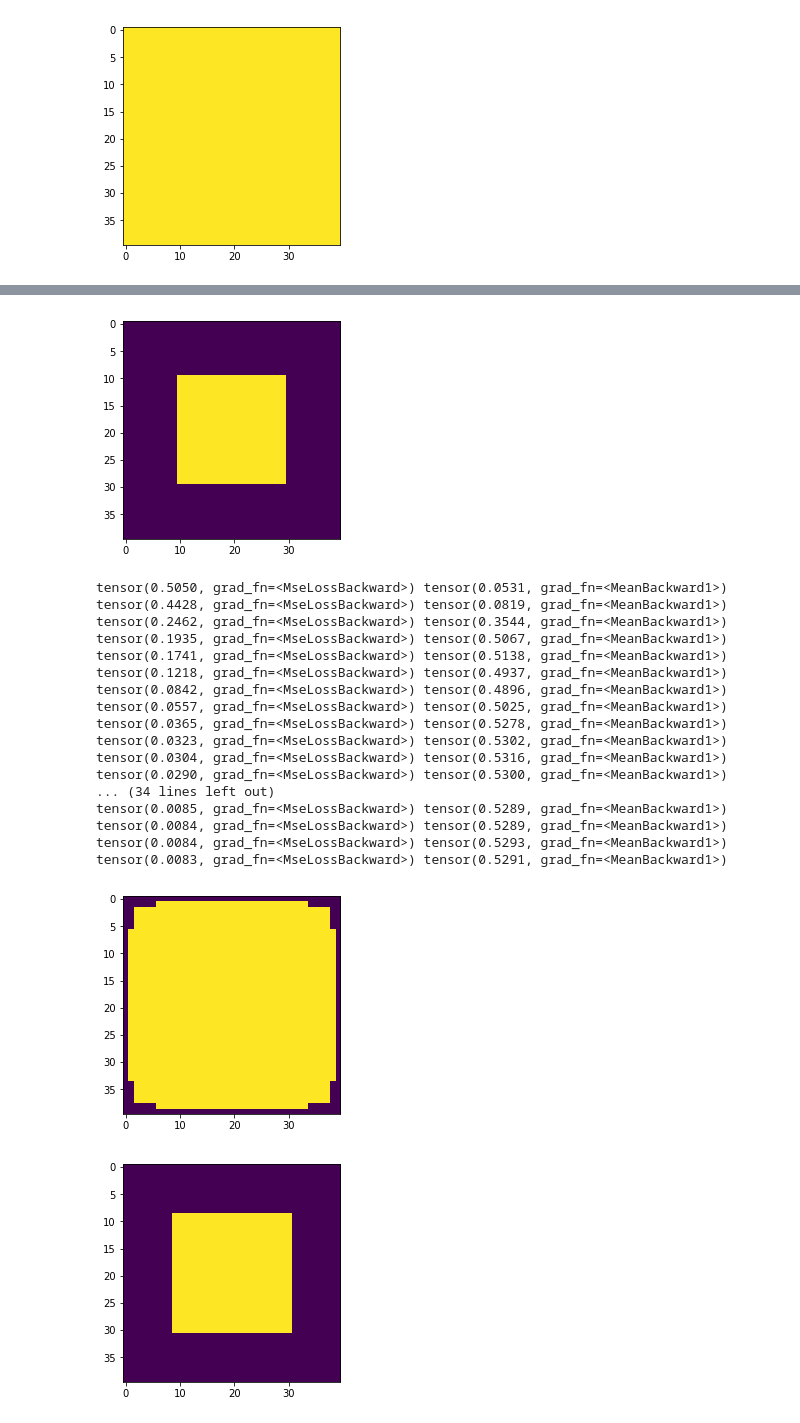
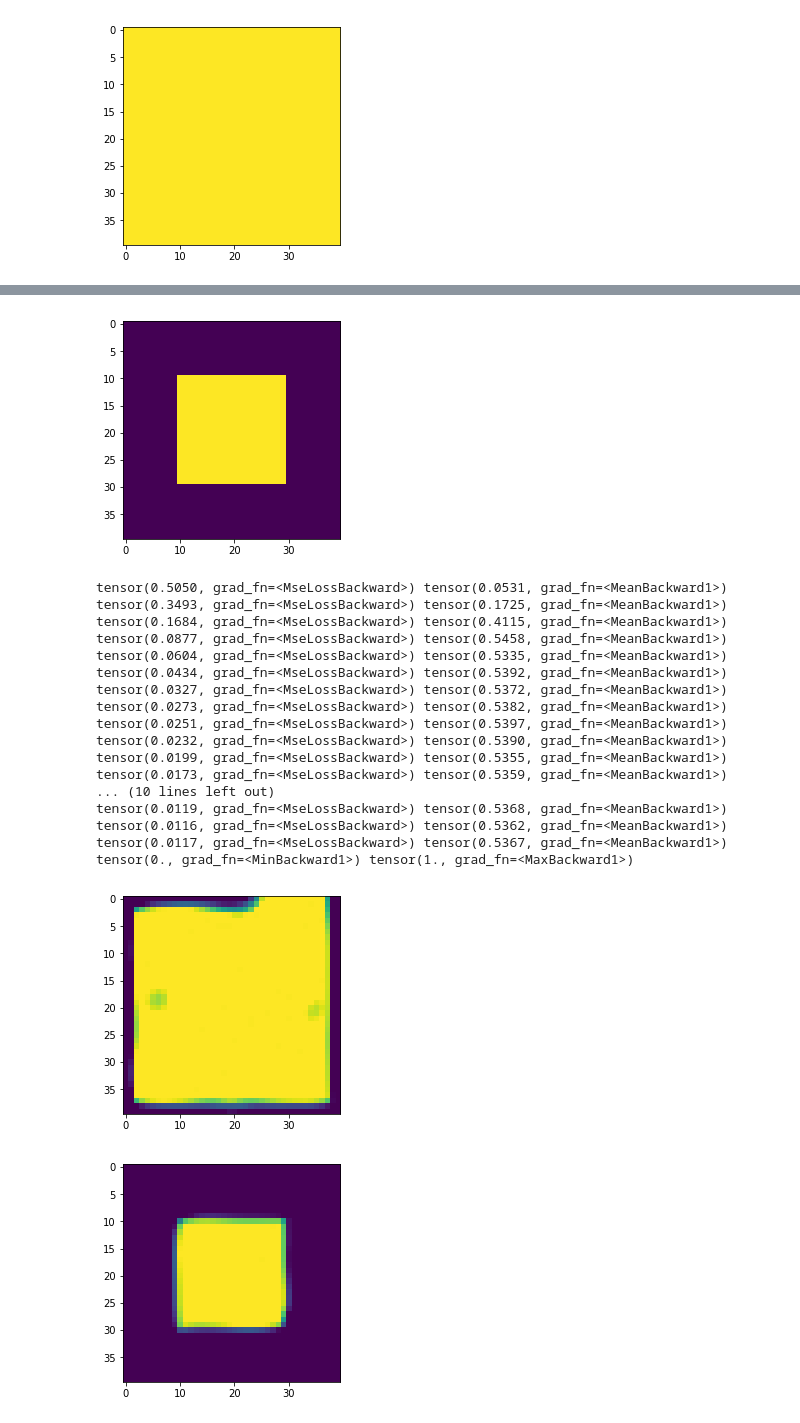
Before and after one commit to cheind/py-thin-plate-spline, a Jupyter notebook: TPS.ipynb, the cells around one changed output, grey strips where cells are left out. Cells and saved outputs as stored; diff of their text form; code cells hidden in the pictures.

```diff
--- a/TPS.ipynb
+++ b/TPS.ipynb
@@ -30,14 +30,9 @@ c = np.array([
     [0, 1, 0.0],
 ])
 
-tps = tpsnp.TPS()
-tps.fit(c)
-
-X = np.linspace(0, 1, 10)
-Y = np.linspace(0, 1, 10)
-X, Y = np.meshgrid(X, Y)
-xy = np.hstack((X.reshape(-1, 1),Y.reshape(-1, 1)))
-Z = tps(xy).reshape(10, 10)
+theta = tpsnp.TPS.fit(c)
+X,Y,xy = tpsnp.normalized_grid((10,10))
+Z = tpsnp.TPS.z(xy, c, theta).reshape(10, 10)
 
 fig, ax = plt.subplots()
 c = ax.contour(X, Y, Z)
@@ -49,6 +44,8 @@ ax.clabel(c, inline=1, fontsize=10)
 For image interpolation, we define a separate surface for x and y offsets.
 # %%
 def warp_image_cv(img, c_src, c_dst, dshape=None):
+    dshape = dshape or img.shape
+    grid = tpsnp.compute_densegrid(c_src, c_dst, dshape)
     return cv2.remap(img, grid[:, :, 0] * img.shape[1], grid[:, :, 1] * img.shape[0], cv2.INTER_CUBIC)
 # %%
 def show_warped(img, warped):
@@ -191,7 +189,7 @@ c_src = torch.tensor([
 ]) / 40.
 
 img_cv = (img[0].permute(1,2,0).numpy()*255).astype(np.uint8)
-grid = tpsnp.compute_densegrid(img, c_src, c_dst, img_cv.shape)
+grid = tpsnp.compute_densegrid(c_src, c_dst, img_cv.shape)
 
 warped = warp_image_cv(img_cv, c_src, c_dst)
 plt.imshow(warped, vmin=0, vmax=1)
@@ -218,54 +216,61 @@ plt.imshow(targetcv.squeeze(), vmin=0, vmax=1)
 plt.show()
 
 
-theta = torch.zeros(img.shape[0], 4+3, 2, requires_grad=True)
+H,W = 4,6
+c_dst = torch.zeros(H, W, 2)
+c_dst[..., 0] = torch.linspace(0, 1, W)
+c_dst[..., 1] = torch.linspace(0, 1, H).unsqueeze(-1)
+c_dst = c_dst.view(-1, 2)
+
+theta = torch.zeros(img.shape[0], (c_dst.shape[0]+3), 2, requires_grad=True)
 size = img.shape
-
 opt = optim.Adam([theta], lr=1e-2)
 
-for i in range(1000):
+
+for i in range(500):
     opt.zero_grad()
 
     grid = tpspth.tps_grid(theta, torch.tensor(c_dst), size)
     warped = F.grid_sample(img, grid)
 
     loss = F.mse_loss(warped, target)
     loss.backward()
     opt.step()
 
     if i % 20 == 0:
         print(loss, warped.mean())
 
+print(warped.min(), warped.max())
 
 warpedcv = (warped[0].detach().permute(1,2,0).numpy()*255).astype(np.uint8)
-plt.imshow(warpedcv.squeeze(), vmin=0, vmax=1)
+plt.imshow(warpedcv.squeeze())
 plt.show()
 
 warpedcv = (warped[1].detach().permute(1,2,0).numpy()*255).astype(np.uint8)
-plt.imshow(warpedcv.squeeze(), vmin=0, vmax=1)
+plt.imshow(warpedcv.squeeze())
 plt.show()
 
 #
 #warped = F.grid_sample(img, grid)
 # %% [output]
 [figure]
 [figure]
 tensor(0.5050, grad_fn=<MseLossBackward>) tensor(0.0531, grad_fn=<MeanBackward1>)
-tensor(0.4428, grad_fn=<MseLossBackward>) tensor(0.0819, grad_fn=<MeanBackward1>)
-tensor(0.2462, grad_fn=<MseLossBackward>) tensor(0.3544, grad_fn=<MeanBackward1>)
-tensor(0.1935, grad_fn=<MseLossBackward>) tensor(0.5067, grad_fn=<MeanBackward1>)
-tensor(0.1741, grad_fn=<MseLossBackward>) tensor(0.5138, grad_fn=<MeanBackward1>)
-tensor(0.1218, grad_fn=<MseLossBackward>) tensor(0.4937, grad_fn=<MeanBackward1>)
-tensor(0.0842, grad_fn=<MseLossBackward>) tensor(0.4896, grad_fn=<MeanBackward1>)
-tensor(0.0557, grad_fn=<MseLossBackward>) tensor(0.5025, grad_fn=<MeanBackward1>)
-tensor(0.0365, grad_fn=<MseLossBackward>) tensor(0.5278, grad_fn=<MeanBackward1>)
-tensor(0.0323, grad_fn=<MseLossBackward>) tensor(0.5302, grad_fn=<MeanBackward1>)
-tensor(0.0304, grad_fn=<MseLossBackward>) tensor(0.5316, grad_fn=<MeanBackward1>)
-tensor(0.0290, grad_fn=<MseLossBackward>) tensor(0.5300, grad_fn=<MeanBackward1>)
-... (34 lines left out)
-tensor(0.0085, grad_fn=<MseLossBackward>) tensor(0.5289, grad_fn=<MeanBackward1>)
-tensor(0.0084, grad_fn=<MseLossBackward>) tensor(0.5289, grad_fn=<MeanBackward1>)
-tensor(0.0084, grad_fn=<MseLossBackward>) tensor(0.5293, grad_fn=<MeanBackward1>)
-tensor(0.0083, grad_fn=<MseLossBackward>) tensor(0.5291, grad_fn=<MeanBackward1>)
+tensor(0.3493, grad_fn=<MseLossBackward>) tensor(0.1725, grad_fn=<MeanBackward1>)
+tensor(0.1684, grad_fn=<MseLossBackward>) tensor(0.4115, grad_fn=<MeanBackward1>)
+tensor(0.0877, grad_fn=<MseLossBackward>) tensor(0.5458, grad_fn=<MeanBackward1>)
+tensor(0.0604, grad_fn=<MseLossBackward>) tensor(0.5335, grad_fn=<MeanBackward1>)
+tensor(0.0434, grad_fn=<MseLossBackward>) tensor(0.5392, grad_fn=<MeanBackward1>)
+tensor(0.0327, grad_fn=<MseLossBackward>) tensor(0.5372, grad_fn=<MeanBackward1>)
+tensor(0.0273, grad_fn=<MseLossBackward>) tensor(0.5382, grad_fn=<MeanBackward1>)
+tensor(0.0251, grad_fn=<MseLossBackward>) tensor(0.5397, grad_fn=<MeanBackward1>)
+tensor(0.0232, grad_fn=<MseLossBackward>) tensor(0.5390, grad_fn=<MeanBackward1>)
+tensor(0.0199, grad_fn=<MseLossBackward>) tensor(0.5355, grad_fn=<MeanBackward1>)
+tensor(0.0173, grad_fn=<MseLossBackward>) tensor(0.5359, grad_fn=<MeanBackward1>)
+... (10 lines left out)
+tensor(0.0119, grad_fn=<MseLossBackward>) tensor(0.5368, grad_fn=<MeanBackward1>)
+tensor(0.0116, grad_fn=<MseLossBackward>) tensor(0.5362, grad_fn=<MeanBackward1>)
+tensor(0.0117, grad_fn=<MseLossBackward>) tensor(0.5367, grad_fn=<MeanBackward1>)
+tensor(0., grad_fn=<MinBackward1>) tensor(1., grad_fn=<MaxBackward1>)
-[figure, old version]
+[figure, new version]
-[figure, old version]
+[figure, new version]
```
Also changed, not shown: parts of 9 cells of this notebook, 1 other file.
